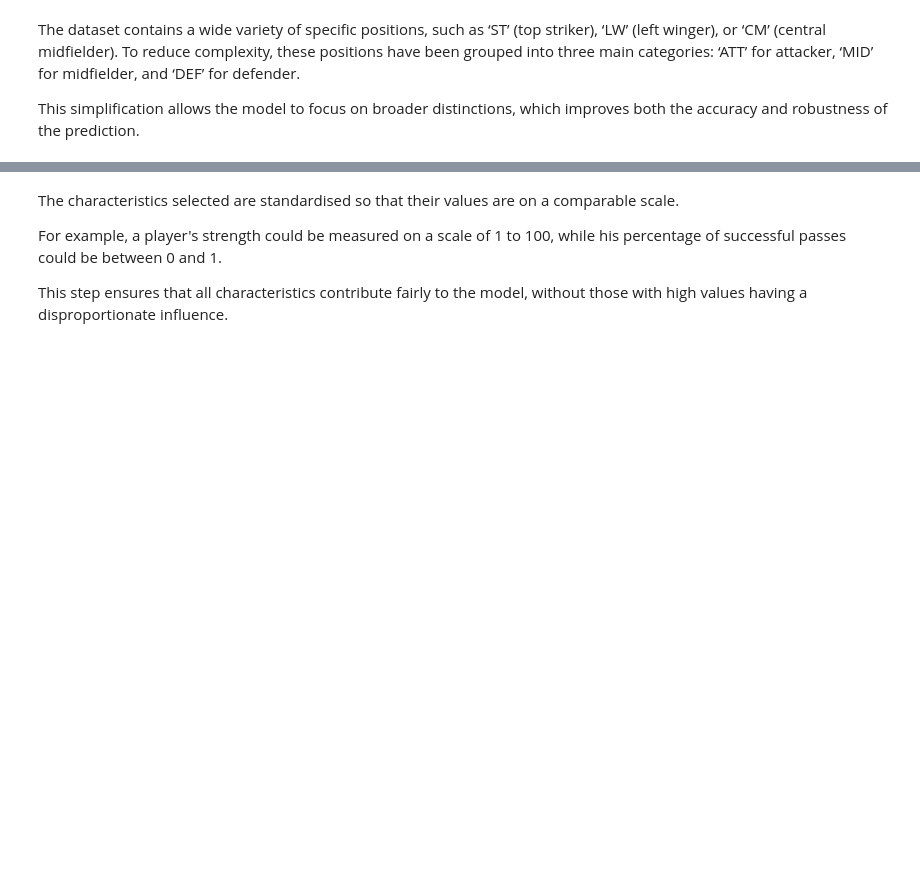
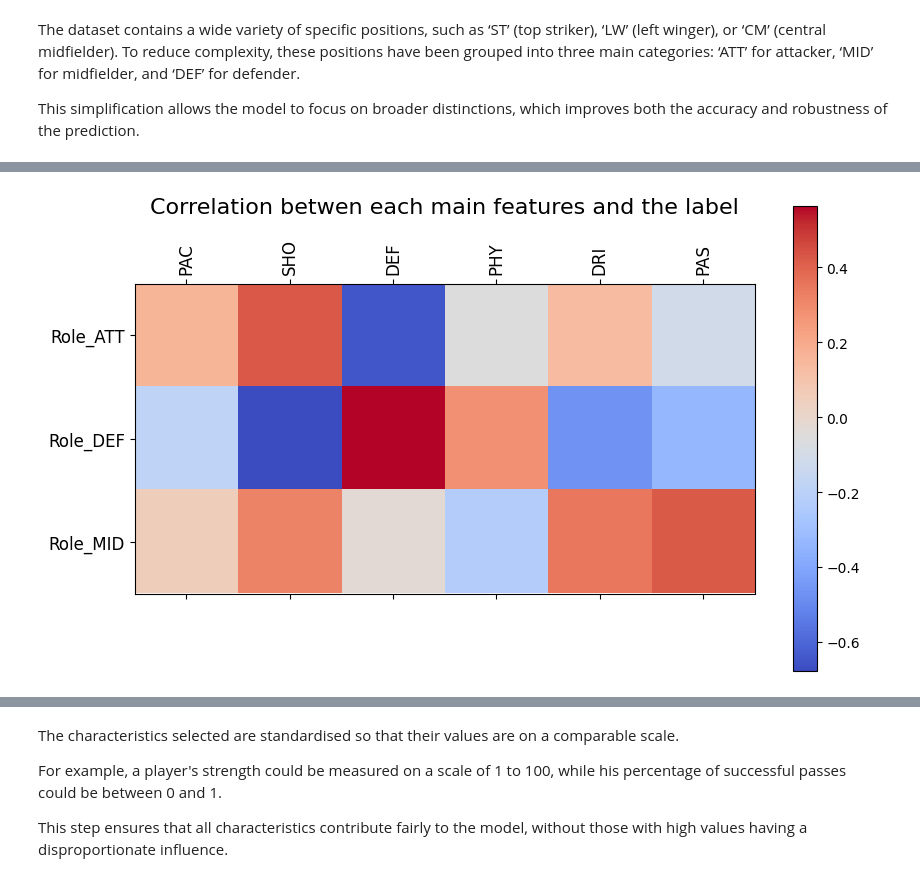
Before and after one commit to Nico9417/TI-508-Machine-learning-predict-fifa, a Jupyter notebook: projet.ipynb, the cells around one changed output, grey strips where cells are left out. Drawn from its saved outputs; the diff is of its cells as text; code cells hidden in the pictures; blank space fills up the shorter version.

```diff
--- a/projet.ipynb
+++ b/projet.ipynb
@@ -52,0 +101,26 @@ data['Position'] = data['Position'].apply(map_position)
+# %%
+# Transformer les rôles en variables numériques via encodage one-hot
+encoded_roles = pd.get_dummies(data['Position'], prefix='Role')
+
+# Combiner les données encodées avec les attributs
+correlation_data = pd.concat([encoded_roles, data[features_to_analyze]], axis=1)
+
+# Calculer la matrice de corrélation
+correlation_matrix = correlation_data.corr()
+
+# Extraire les corrélations entre les rôles et les attributs
+role_columns = [col for col in correlation_matrix.columns if 'Role_' in col]
+attribute_columns = features_to_analyze
+
+correlation_subset = correlation_matrix.loc[role_columns, attribute_columns]
+
+# Visualiser la matrice de corrélation
+plt.figure(figsize=(10, 6))
+plt.matshow(correlation_subset, cmap='coolwarm', fignum=1)
+plt.colorbar()
+plt.title('Correlation betwen each main features and the label', y=1.2, fontsize=16)
+plt.xticks(range(len(attribute_columns)), attribute_columns, rotation=90, fontsize=12)
+plt.yticks(range(len(role_columns)), role_columns, fontsize=12)
+plt.show()
+# %% [output]
+[figure, added]
```
Also changed, not shown: parts of 11 cells of this notebook, 1 other file.
